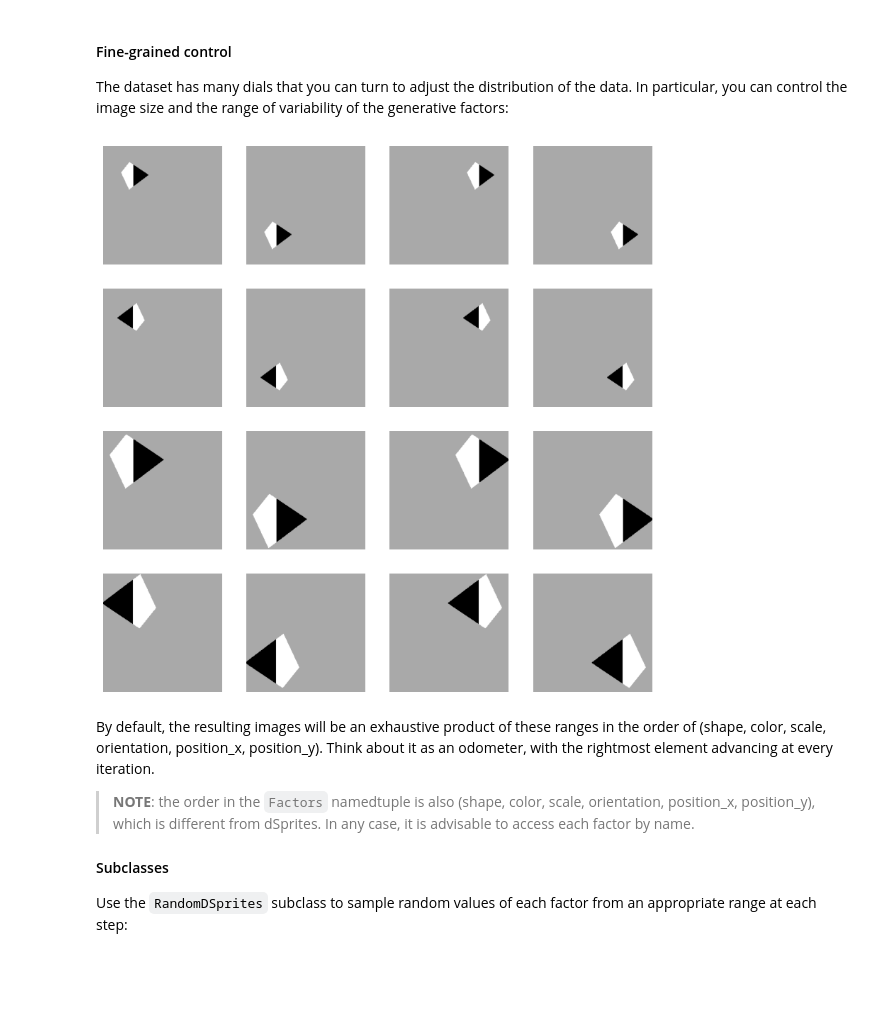
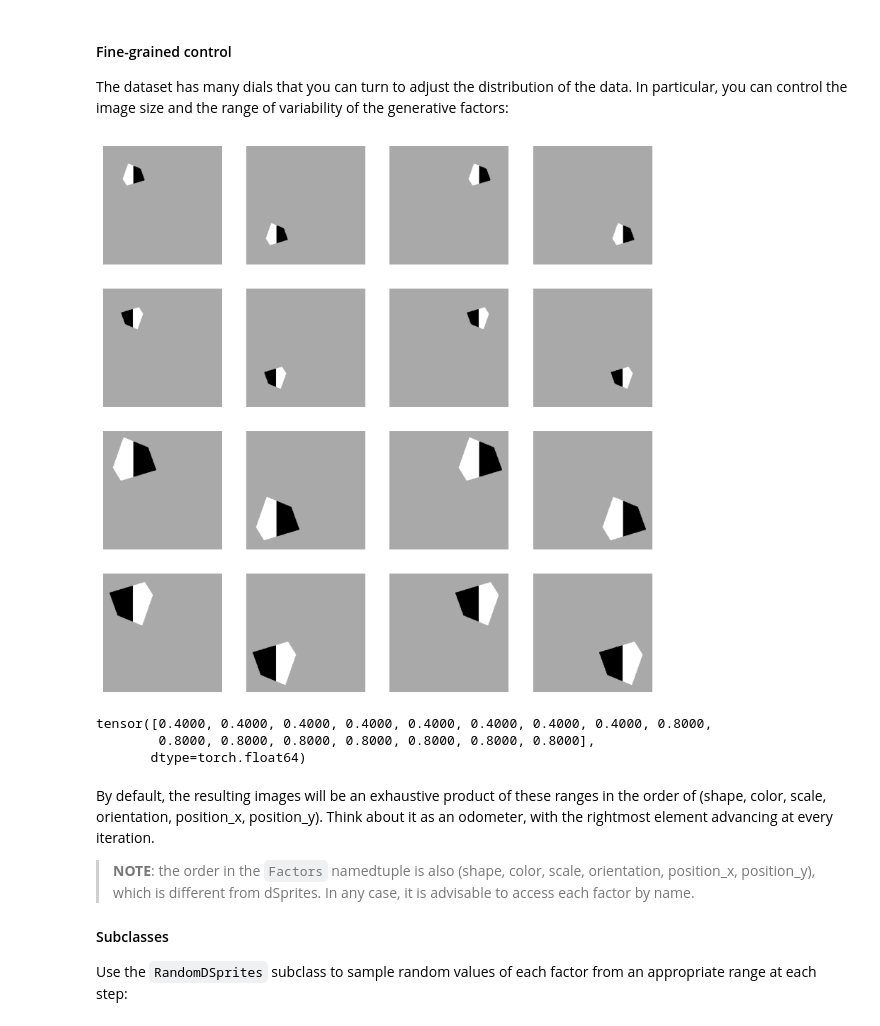
Before and after one commit to sbdzdz/idsprites, a Jupyter notebook: examples/infinite_dsprites.ipynb, the cells around one changed output. Cells and saved outputs as stored; diff of their text form; code cells hidden in the pictures; blank space fills up the shorter version.

Commit message:
Set random seeds

```diff
--- a/examples/infinite_dsprites.ipynb
+++ b/examples/infinite_dsprites.ipynb
@@ -26,24 +28,26 @@ tensor([0.0000, 0.0323, 0.0645, 0.0968, 0.1290, 0.1613, 0.1935, 0.2258, 0.2581,
 #### Fine-grained control
 The dataset has many dials that you can turn to adjust the distribution of the data. In particular, you can control the image size and the range of variability of the generative factors:
 # %%
-import numpy as np
-
+np.random.seed(0)
 resolution = 2
 dataset = ids.InfiniteDSprites(
     img_size=256,
     color_range=["white"],
-    scale_range= np.linspace(0.6, 0.8, resolution),
+    scale_range= np.linspace(0.4, 0.8, resolution),
     orientation_range= np.linspace(0, np.pi, resolution),
     position_x_range= np.linspace(0, 1, resolution),
     position_y_range= np.linspace(0, 1, resolution),
 )
-dataloader = DataLoader(dataset, batch_size=32)
+dataloader = DataLoader(dataset, batch_size=16)
 batch_img, factors = next(iter(dataloader))
 img = draw_batch(batch_img, save=False, show=True)
 
 print(factors.scale)
 # %% [output]
-[figure, old version]
+[figure, new version]
+tensor([0.4000, 0.4000, 0.4000, 0.4000, 0.4000, 0.4000, 0.4000, 0.4000, 0.8000,
+        0.8000, 0.8000, 0.8000, 0.8000, 0.8000, 0.8000, 0.8000],
+       dtype=torch.float64)
 # %% [markdown]
 By default, the resulting images will be an exhaustive product of these ranges in the order of (shape, color, scale, orientation, position_x, position_y). Think about it as an odometer, with the rightmost element advancing at every iteration.
 
```
Also changed, not shown: parts of 2 cells of this notebook.
